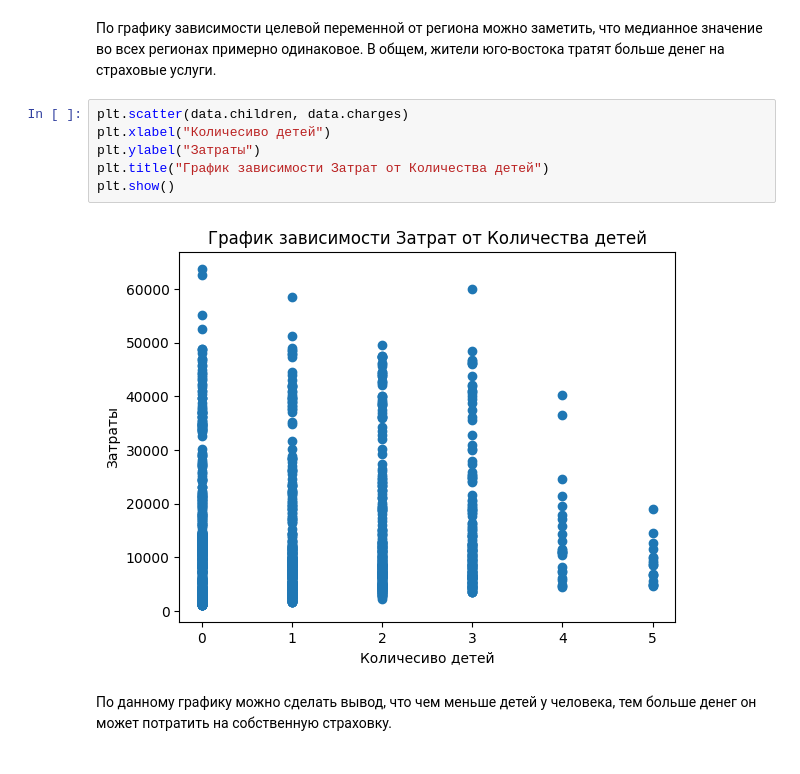
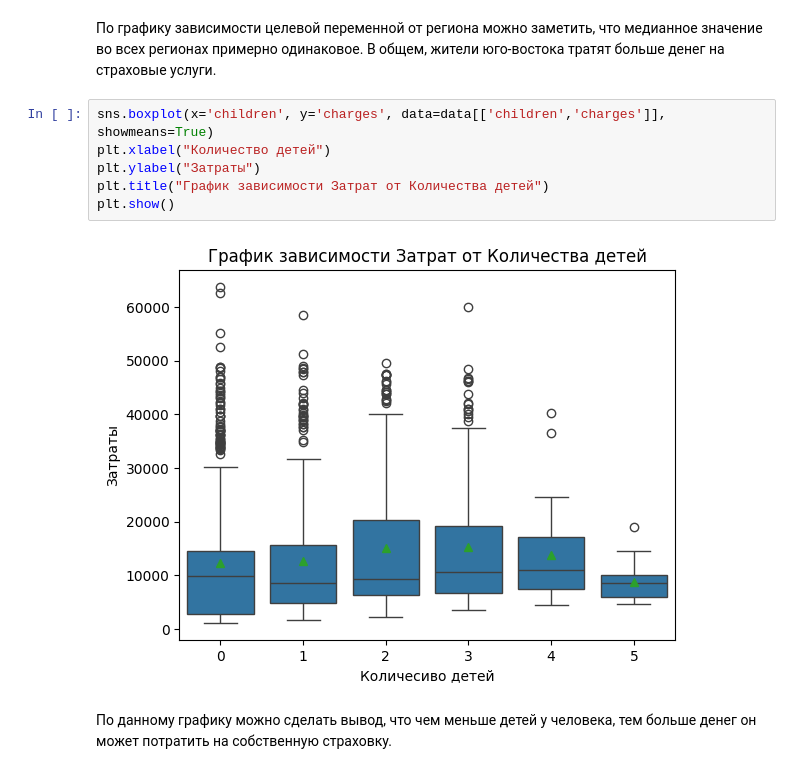
Before and after one commit to yulya11/introduction_to_ai, a Jupyter notebook: 02_lab_EDA.ipynb, the cells around one changed output. Saved outputs shown, nothing was run; the diff lists cells and outputs as text.

```diff
--- a/02_lab_EDA.ipynb
+++ b/02_lab_EDA.ipynb
@@ -271,13 +271,13 @@ plt.show()
 # %% [markdown]
 По графику зависимости целевой переменной от региона можно заметить, что медианное значение во всех регионах примерно одинаковое. В общем, жители юго-востока тратят больше денег на страховые услуги.
 # %%
-plt.scatter(data.children, data.charges)
-plt.xlabel("Количесиво детей")
+sns.boxplot(x='children', y='charges', data=data[['children','charges']], showmeans=True)
+plt.xlabel("Количество детей")
 plt.ylabel("Затраты")
 plt.title("График зависимости Затрат от Количества детей")
 plt.show()
 # %% [output]
-[figure, old version]
+[figure, new version]
 # %% [markdown]
 По данному графику можно сделать вывод, что чем меньше детей у человека, тем больше денег он может потратить на собственную страховку.
 # %%
```
